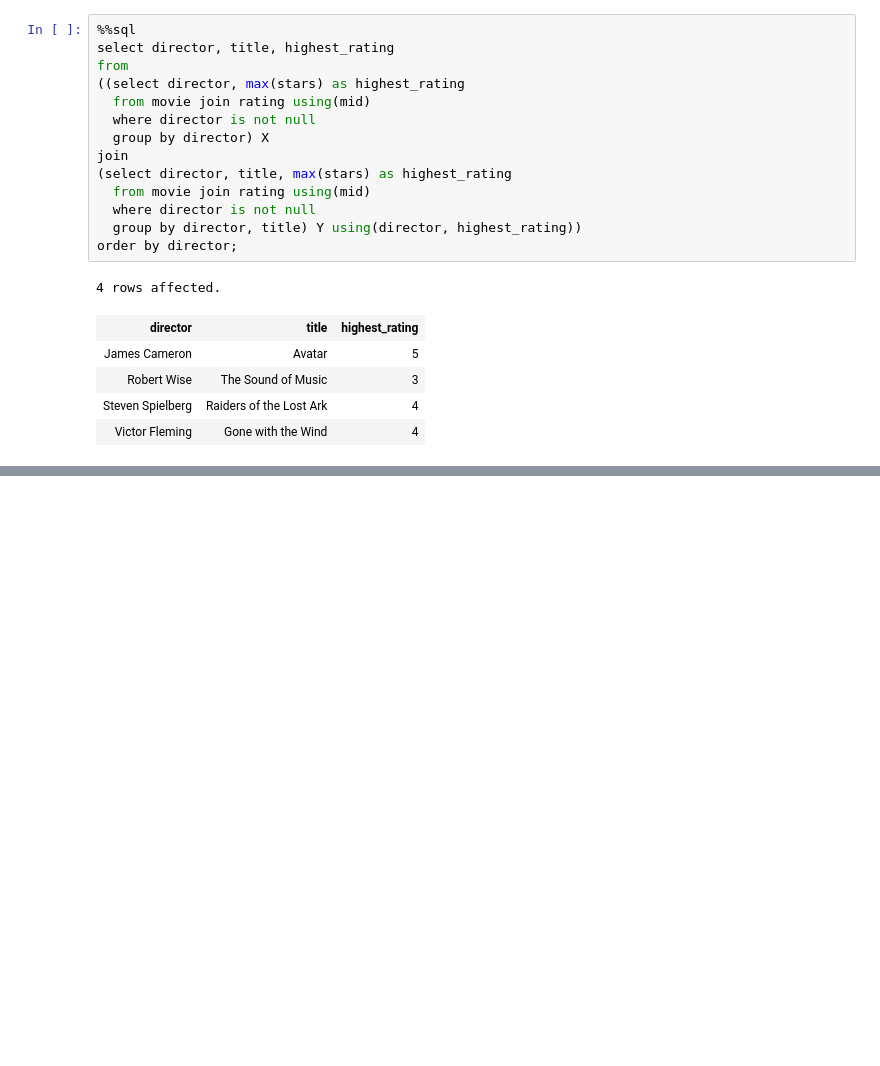
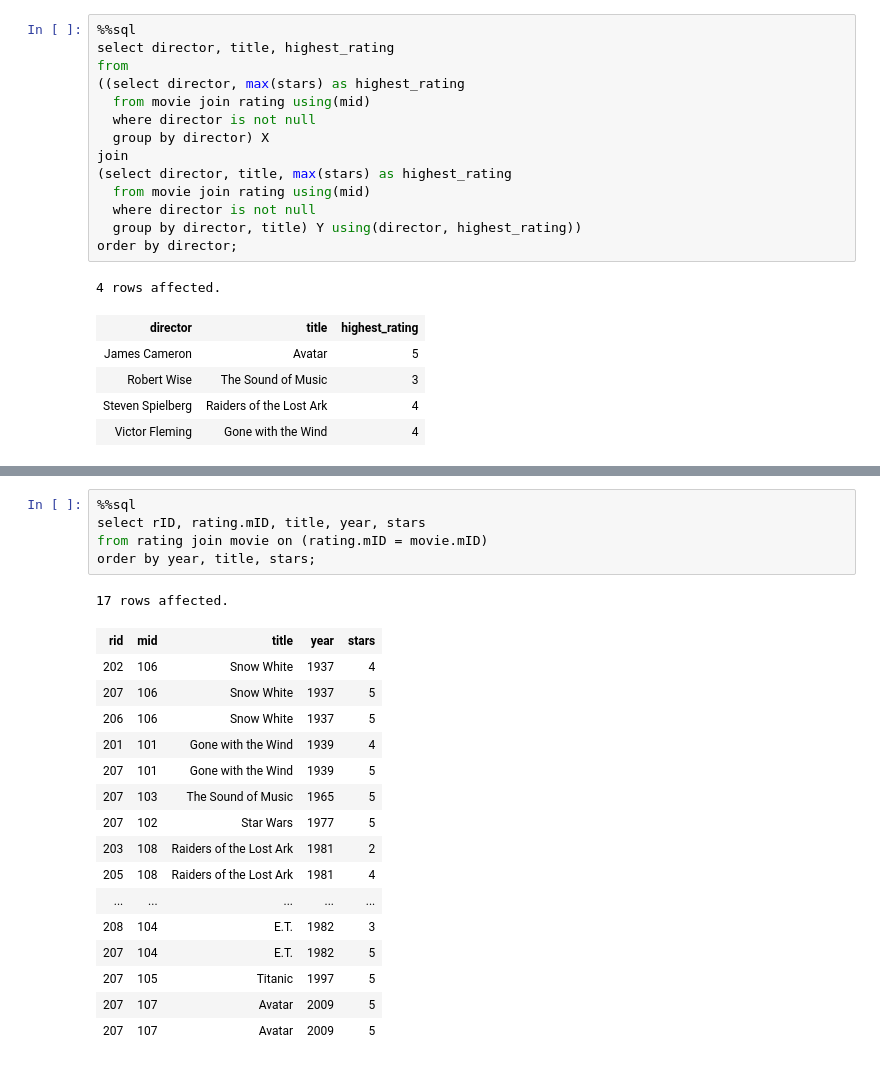
Before and after one commit to kbammarito/stanford_databases, a Jupyter notebook: movie_ratings_analysis.ipynb, the cells around one changed output, grey strips where cells are left out. Saved outputs shown, nothing was run; the diff lists cells and outputs as text; blank space fills up the shorter version.

```diff
--- a/movie_ratings_analysis.ipynb
+++ b/movie_ratings_analysis.ipynb
@@ -517,0 +728,23 @@ order by director;
+# %%
+%%sql
+select rID, rating.mID, title, year, stars
+from rating join movie on (rating.mID = movie.mID)
+order by year, title, stars;
+# %% [output]
+17 rows affected.
+| rid | mid | title | year | stars |
+| 202 | 106 | Snow White | 1937 | 4 |
+| 207 | 106 | Snow White | 1937 | 5 |
+| 206 | 106 | Snow White | 1937 | 5 |
+| 201 | 101 | Gone with the Wind | 1939 | 4 |
+| 207 | 101 | Gone with the Wind | 1939 | 5 |
+| 207 | 103 | The Sound of Music | 1965 | 5 |
+| 207 | 102 | Star Wars | 1977 | 5 |
+| 203 | 108 | Raiders of the Lost Ark | 1981 | 2 |
+| 205 | 108 | Raiders of the Lost Ark | 1981 | 4 |
+| ... | ... | ... | ... | ... |
+| 208 | 104 | E.T. | 1982 | 3 |
+| 207 | 104 | E.T. | 1982 | 5 |
+| 207 | 105 | Titanic | 1997 | 5 |
+| 207 | 107 | Avatar | 2009 | 5 |
+| 207 | 107 | Avatar | 2009 | 5 |
```
Also changed, not shown: parts of 19 cells of this notebook.
